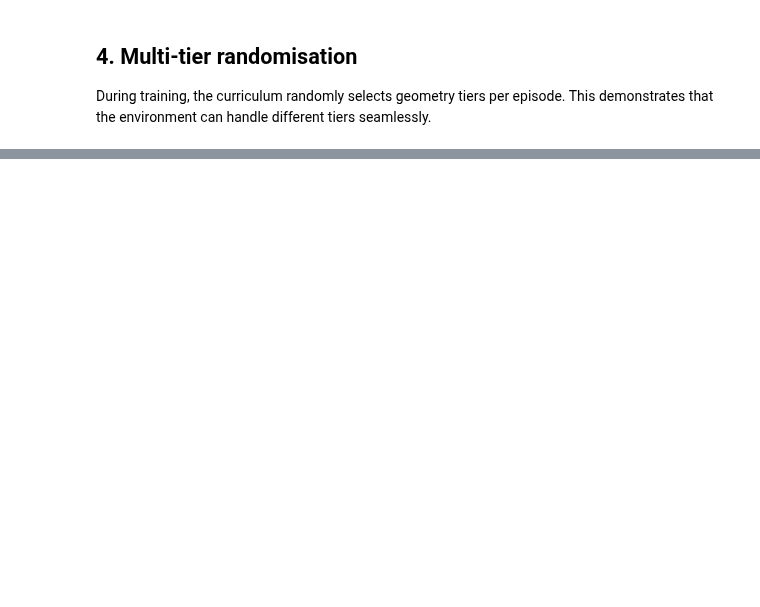
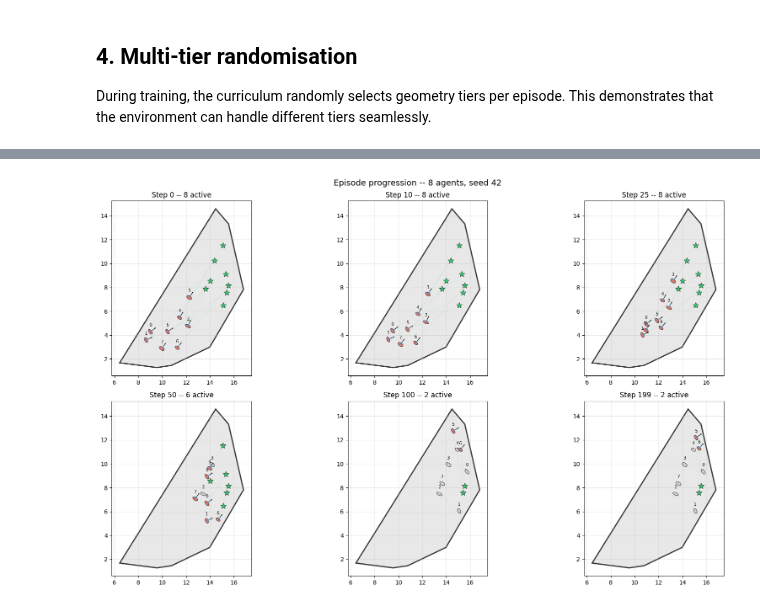
Before and after one commit to FabianPlum/CrowdRL, a Jupyter notebook: examples/04_gymnasium_env.ipynb, the cells around one changed output, grey strips where cells are left out. Drawn from its saved outputs; the diff is of its cells as text; code cells hidden in the pictures; blank space fills up the shorter version.

```diff
--- a/examples/04_gymnasium_env.ipynb
+++ b/examples/04_gymnasium_env.ipynb
@@ -209,0 +146,97 @@ Compare reward distributions between random actions and simple goal-seeking heur
+# %%
+# --- Shared scenario ----------------------------------------------------------
+# Read by this section AND by the reward analysis in section 6.
+#
+# The two knobs that matter most for the section 6 comparison are the spawn density
+# and the arena size, because the "forward" heuristic there is OPEN LOOP: constant
+# speed on the initial heading, no feedback. Once a collision deflects an agent it
+# never re-aims and coasts past its goal, so a crowded start buries the policy
+# difference in collision noise. Measured mean reward over 10 seeds:
+#
+#   density  arena       random     forward      gap
+#   0.5      (10, 12)    -12.50     -11.59       0.9   <- boxplots overlap
+#   0.25     (10, 12)    -12.56      -8.86       3.7
+#   0.25     (14, 18)    -11.68      -5.65       6.0   <- clean, all 10 seeds agree
+#
+# The arena is the binding constraint, not the density target: at (10, 12) there is
+# only ~35 m2 of walkable area, so the spawn zone cannot be dilated far enough to
+# reach the requested density and one unlucky seed logs 86 collisions by itself.
+TIER = GeometryTier.TIER_0
+ARENA_SIDE = (14.0, 18.0)   # field size, metres (min, max)
+N_AGENTS = 8
+SPAWN_DENSITY = 0.25        # ped/m2 of spawn area the spawn zone is dilated towards
+MAX_STEPS = 200
+DT = 0.1
+VIS_SEED = 42               # the single episode visualised in this section
+
+scenario_config = CrowdEnvConfig(
+    geometry=GeometryConfig(tier=TIER, min_side=ARENA_SIDE[0], max_side=ARENA_SIDE[1]),
+    spawn=SpawnConfig(
+        n_agents_range=(N_AGENTS, N_AGENTS),
+        target_initial_density=SPAWN_DENSITY,
+    ),
+    obs=ObsConfig(use_navmesh=True),
+    reward=RewardConfig(use_smoothness=True),
+    max_steps=MAX_STEPS,
+    dt=DT,
+)
+
+vis_env = CrowdEnv(config=scenario_config, seed=VIS_SEED)
+obs, info = vis_env.reset()
+rng = np.random.default_rng(0)
+
+# What the spawn actually delivered -- never take SPAWN_DENSITY on trust, since it is
+# capped by the arena size and by max_spawn_dilation.
+print(f"requested {info['requested_n']} agents, placed {info['n_agents']}")
+print(f"spawn area {info['spawn_area_m2']:.1f} m2 of {info['walkable_area_m2']:.1f} m2 walkable"
+      f"  ->  {info['n_agents'] / info['spawn_area_m2']:.2f} ped/m2 at spawn")
+
+snapshot_steps = [0, MAX_STEPS // 20, MAX_STEPS // 8, MAX_STEPS // 4, MAX_STEPS // 2,
+                  MAX_STEPS - 1]
+snapshots = []
+
+# Capture initial state
+import copy
+snapshots.append((0, copy.deepcopy(vis_env._world), info.copy()))
+
+for step in range(1, scenario_config.max_steps):
+    # Biased actions: mostly forward with some randomness
+    actions = np.zeros((vis_env.n_agents, scenario_config.action.action_dim))
+    actions[:, 0] = 0.6  # Moderate speed
+    actions[:, 1] = rng.uniform(-0.3, 0.3, vis_env.n_agents)  # Slight heading variation
+
+    obs, rewards, terminated, truncated, info = vis_env.step(actions)
+
+    if step in snapshot_steps:
+        snapshots.append((step, copy.deepcopy(vis_env._world), info.copy()))
+
+    if info["episode_over"]:
+        snapshots.append((step, copy.deepcopy(vis_env._world), info.copy()))
+        break
+
+# Plot snapshots
+n_snaps = len(snapshots)
+cols = min(3, n_snaps)
+rows = (n_snaps + cols - 1) // cols
+fig, axes = plt.subplots(rows, cols, figsize=(6 * cols, 5 * rows))
+if n_snaps == 1:
+    axes = [axes]
+else:
+    axes = axes.flatten()
+
+for idx, (step, world, step_info) in enumerate(snapshots):
+    if idx < len(axes):
+        ax = axes[idx]
+        plot_geometry(world.walkable_polygon, ax=ax)
+        plot_agents(world, ax=ax)
+        n_active = int(np.sum(world.active_mask)) if world.active_mask is not None else world.n_agents
+        ax.set_title(f"Step {step} -- {n_active} active")
+
+# Hide unused axes
+for idx in range(n_snaps, len(axes)):
+    axes[idx].set_visible(False)
+
+plt.suptitle(f"Episode progression -- {N_AGENTS} agents, seed {VIS_SEED}", fontsize=14)
+plt.tight_layout()
+plt.show()
+# %% [output]
@@ -209,0 +245 @@ Compare reward distributions between random actions and simple goal-seeking heur
+[figure, added]
```
Also changed, not shown: parts of 17 cells of this notebook.
